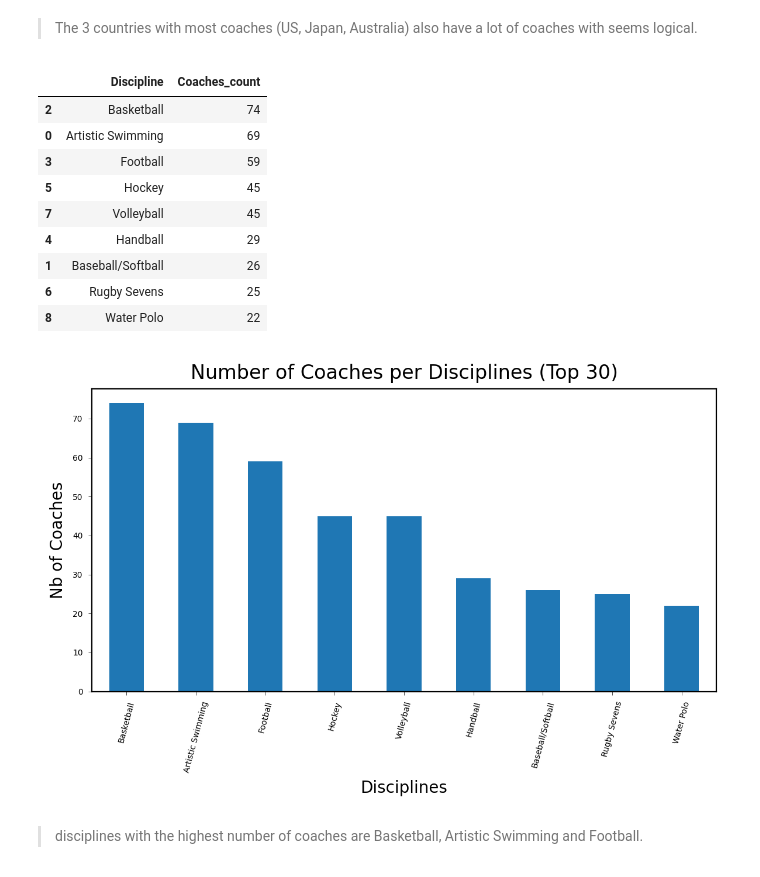
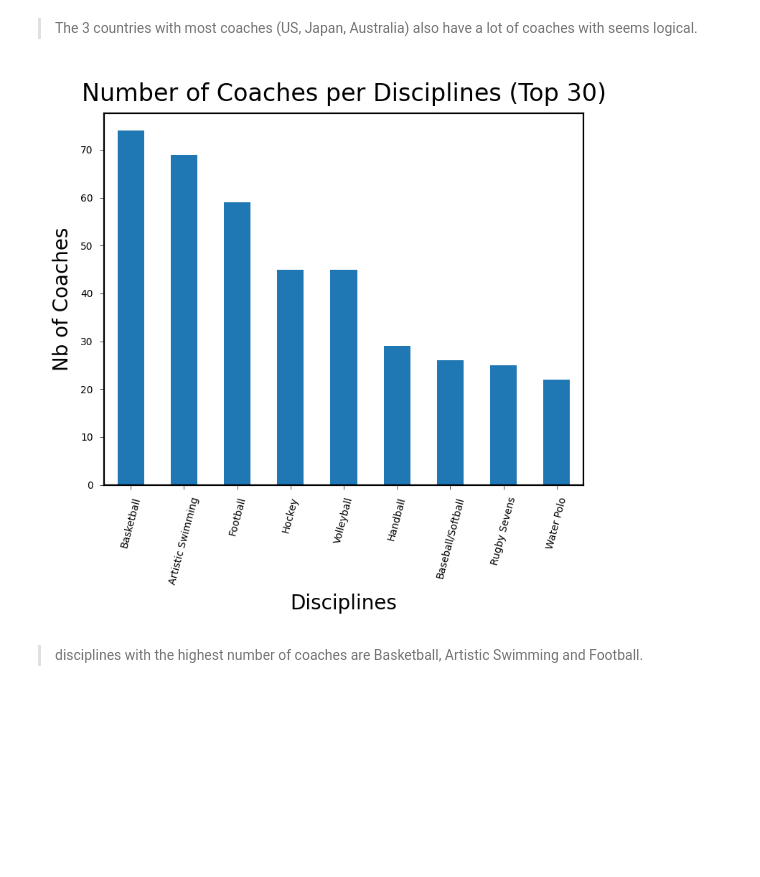
Before and after one commit to levisantn/olympics_tokyo, a Jupyter notebook: olympics_tokyo.ipynb, the cells around one changed output. Cells and saved outputs as stored; diff of their text form; code cells hidden in the pictures; blank space fills up the shorter version.

```diff
--- a/olympics_tokyo.ipynb
+++ b/olympics_tokyo.ipynb
@@ -606,15 +603,2 @@ plt.show()
 # %% [markdown]
 > The 3 countries with most coaches (US, Japan, Australia) also have a lot of coaches with seems logical.
-# %%
-df_top_30_coaches_discipline
-# %% [output]
-|  | Discipline | Coaches_count |
-| 2 | Basketball | 74 |
-| 0 | Artistic Swimming | 69 |
-| 3 | Football | 59 |
-| 5 | Hockey | 45 |
-| 7 | Volleyball | 45 |
-| 4 | Handball | 29 |
-| 1 | Baseball/Softball | 26 |
-| 6 | Rugby Sevens | 25 |
-| 8 | Water Polo | 22 |
@@ -621,29 +608,29 @@ df_top_30_coaches_discipline
 # %%
-# bar plot
-fig, ax = plt.subplots(figsize=(6, 4))
+# Create the bar plot
 
-# Create the bar plot
+fig, ax = plt.subplots(figsize=(4, 4))
+
+# bar
 g = df_top_30_coaches_discipline.plot(x='Discipline', y='Coaches_count', kind='bar', ax=ax, legend=False)
-
-g.tick_params(labelsize=5, width=0.25, length=2)
 
 # sotate discipline labels for better readability
 plt.xticks(rotation=75)
+g.tick_params(labelsize=5, width=0.25, length=2)
 
 # set axis labels and title
 g.set_xlabel('Disciplines')
 g.set_ylabel('Nb of Coaches')
 # set title and legend
 plt.title('Number of Coaches per Disciplines (Top 30)')
 
 # add legend
 g.legend().set_visible(False)
 
 plt.tight_layout()
 
 plt.show()
 # %% [output]
-[figure, old version]
+[figure, new version]
 # %% [markdown]
 > disciplines with the highest number of coaches are Basketball, Artistic Swimming and Football.
 # %% [markdown]
```
Also changed, not shown: parts of 30 cells of this notebook.
